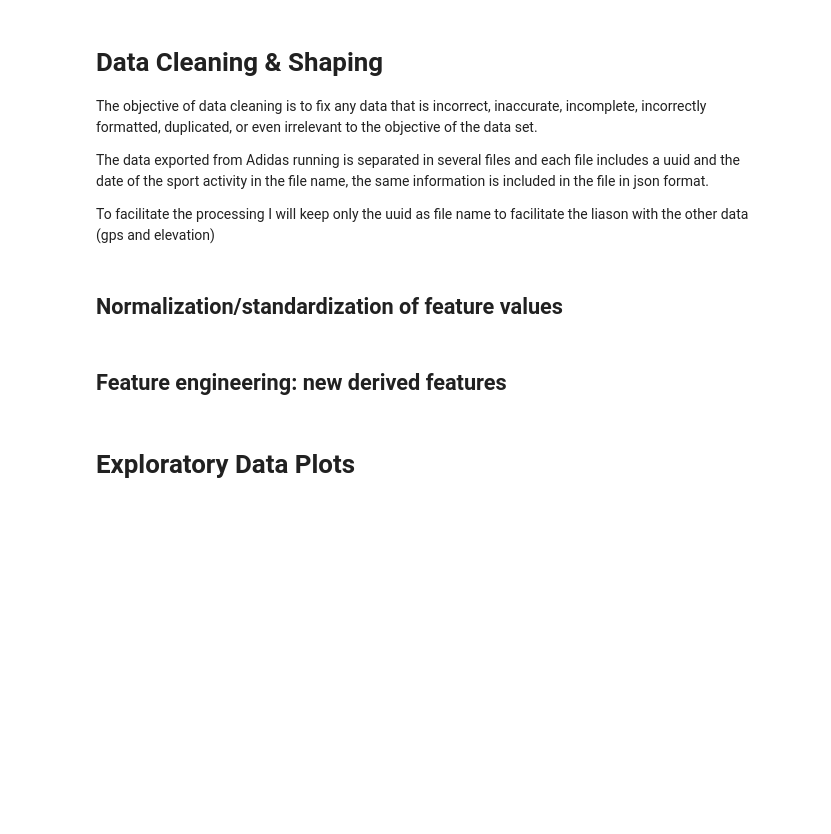
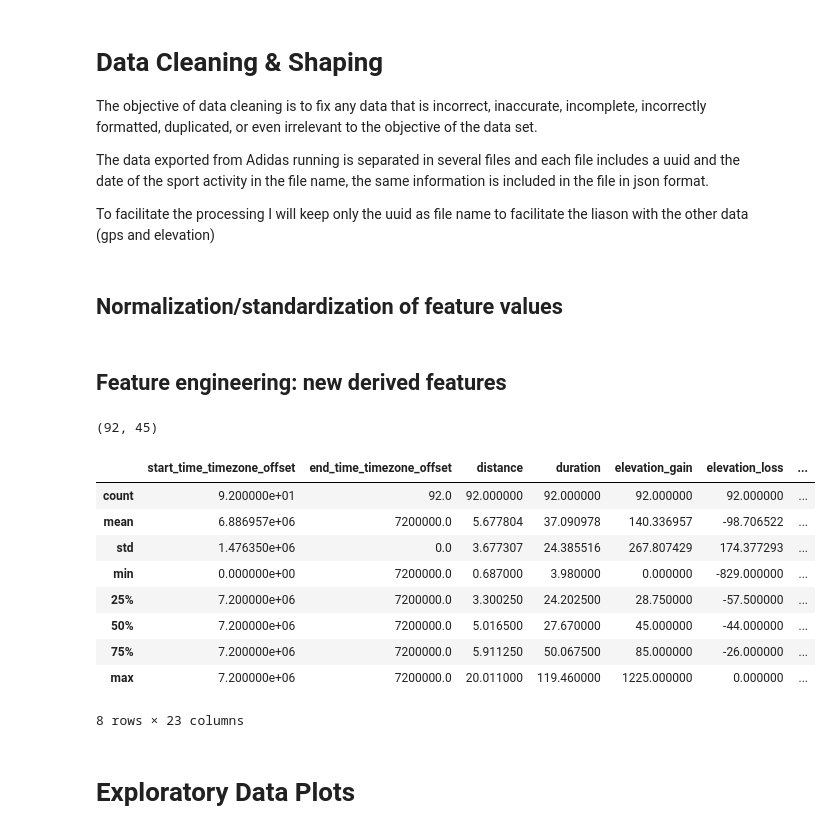
Before and after one commit to bernard-ng/running-visualization, a Jupyter notebook: running_data_visualization.ipynb, the cells around one changed output. Drawn from its saved outputs; the diff is of its cells as text; code cells hidden in the pictures; blank space fills up the shorter version.

```diff
--- a/running_data_visualization.ipynb
+++ b/running_data_visualization.ipynb
@@ -82,8 +82,8 @@ for session in sessions:
 
 # removing non running sport session
 sessions_data = list(filter(lambda session: session['sport_type_id'] == '1', sessions_data))
-# %% [markdown]
-## Normalization/standardization of feature values
+# %% [markdown]
+## Normalization/standardization of feature values
 # %%
 # converting unix timestamp to datatime object
 def timestampToDatetime(session: dict, fields: list) -> None :
@@ -101,25 +101,40 @@ for session in sessions_data:
     session['elevation_loss'] = session['elevation_loss'] * -1
     session['elevation'] = session['elevation_gain'] + session['elevation_loss']
     timestampToDatetime(session,['start_time', 'end_time', 'created_at', 'updated_at'])
-# %% [markdown]
-## Feature engineering: new derived features
+# %% [markdown]
+## Feature engineering: new derived features
 # %%
 import pandas as pd
 import numpy as np
 import datetime as dt
 from datetime import datetime
 
 sessions_df = pd.DataFrame(sessions_data)
 
 # Creating new features from the data
 sessions_df['year'] = sessions_df.start_time.dt.year
 sessions_df['month'] = sessions_df.start_time.dt.month
 sessions_df['weekday'] = sessions_df.start_time.dt.day_name()
 sessions_df['created_at'] = sessions_df.start_time.dt.date
 sessions_df['weekday_number'] = sessions_df.start_time.dt.weekday
 
 # 2021 data only
 sessions_df = sessions_df[sessions_df['created_at'] >= dt.date(2021, 1, 1)]
+
+print(sessions_df.shape)
+sessions_df.describe()
+# %% [output]
+(92, 45)
+|  | start_time_timezone_offset | end_time_timezone_offset | distance | duration | elevation_gain | elevation_loss | ... |
+| count | 9.200000e+01 | 92.0 | 92.000000 | 92.000000 | 92.000000 | 92.000000 | ... |
+| mean | 6.886957e+06 | 7200000.0 | 5.677804 | 37.090978 | 140.336957 | -98.706522 | ... |
+| std | 1.476350e+06 | 0.0 | 3.677307 | 24.385516 | 267.807429 | 174.377293 | ... |
+| min | 0.000000e+00 | 7200000.0 | 0.687000 | 3.980000 | 0.000000 | -829.000000 | ... |
+| 25% | 7.200000e+06 | 7200000.0 | 3.300250 | 24.202500 | 28.750000 | -57.500000 | ... |
+| 50% | 7.200000e+06 | 7200000.0 | 5.016500 | 27.670000 | 45.000000 | -44.000000 | ... |
+| 75% | 7.200000e+06 | 7200000.0 | 5.911250 | 50.067500 | 85.000000 | -26.000000 | ... |
+| max | 7.200000e+06 | 7200000.0 | 20.011000 | 119.460000 | 1225.000000 | 0.000000 | ... |
+8 rows × 23 columns
 # %% [markdown]
 # Exploratory Data Plots
 # %%
```
Also changed, not shown: parts of 26 cells of this notebook, 47 other files.
